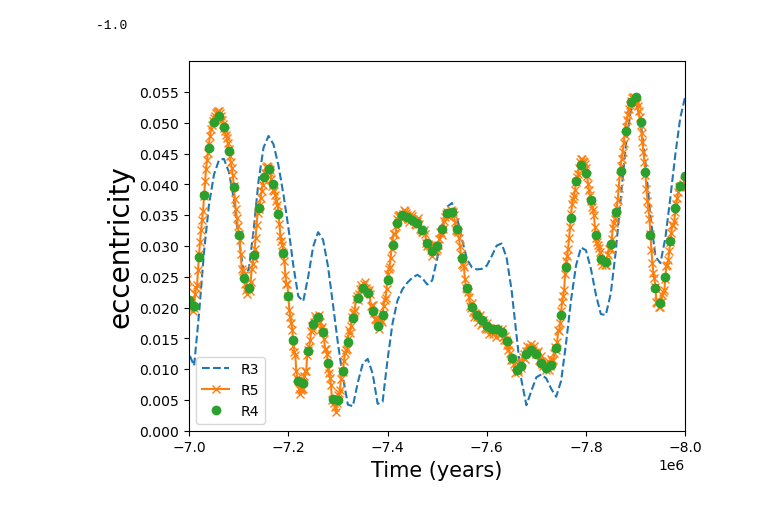
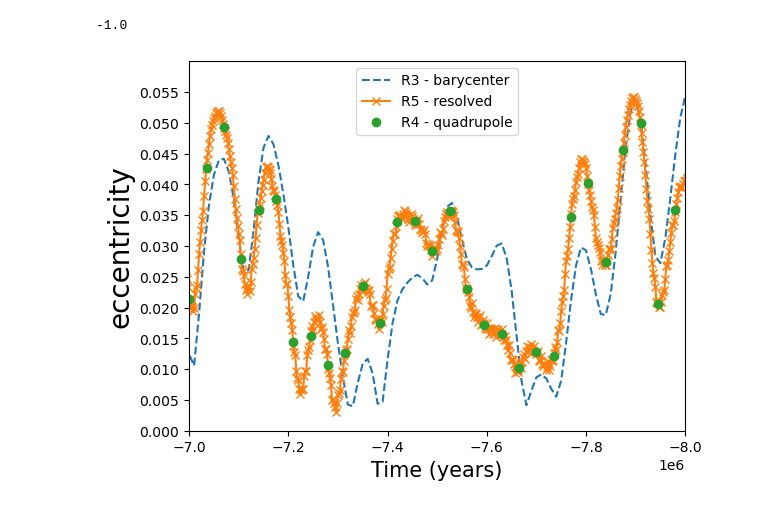
Before and after one commit to ahekster/reboundx, a Jupyter notebook: ipython_examples/Check_int.ipynb, the cells around one changed output. Saved outputs shown, nothing was run; the diff lists cells and outputs as text; code cells hidden in the pictures.

```diff
--- a/ipython_examples/Check_int.ipynb
+++ b/ipython_examples/Check_int.ipynb
@@ -80,7 +80,7 @@ for i, sim in enumerate(sa):
     E1[i] = E
     Eerr[i] = np.abs((E-E0)/E0)
 # %%
-sa = rebound.Simulationarchive("quad.bin")
+sa = rebound.Simulationarchive("test_030325.bin")
 
 es3 = np.zeros(len(sa))
 ps3 = np.zeros(len(sa))
@@ -102,19 +102,19 @@ for i, sim in enumerate(sa):
     earth_m = qps['earth'].m/1.012
     f = 0.8525
     mu_eff = f*(1*0.012*(earth_m)**2)/(1.012*earth_m)
-    A = -1 * 3 * sim.G * qps['sun'].m / (4 * qps['earth'].m)
     R = 0.0025696
 
     qps['earth'].params["Rcentral"] = R
     qps['earth'].params["mu_effcentral"] = mu_eff
 
     if i==0:
-        E0 = sim.energy()+ rebx.quad_force_potential()
+        E0 = sim.energy()+ rebx.quad_force_potential() + rebx.gr_potential_potential(gr)
 
+    sim.integrator_synchronize()
     es3[i] = sim.particles['earth'].e
     ps3[i]=sim.particles['earth'].pomega
     times3[i] = sim.t
-    E = sim.energy() + rebx.quad_force_potential()
+    E = sim.energy() + rebx.quad_force_potential() + rebx.gr_potential_potential(gr)
     E3[i] = E
     Eerr3[i] = np.abs((E-E0)/E0)
 # %%
@@ -183,26 +183,28 @@ for i, sim in enumerate(sa):
     ps2[i]=sim.particles['earth'].pomega
     times2[i] = sim.t
 # %%
-plt.plot(times, es, '--', label = 'R3')
-plt.plot(times2, es2, 'x-', label='R5')
-plt.plot(times4, es4, 'o', label='R4')
+plt.plot(times, es, '--', label = 'R3 - barycenter')
+plt.plot(times2, es2, 'x-', label='R5 - resolved')
+# plt.plot(times4, es4, 'o', label='R4 - quadrupole')
+plt.plot(times3, es3, 'o', label='R4 - quadrupole')
+
 # plt.plot(times, es, '.')
 plt.ylabel("eccentricity", fontsize=20)
 # plt.xlim(-23.8*1e6, -24.1*1e6)
 plt.xlim(-7*1e6, -8*1e6)
 plt.ylim(0,0.06)
 plt.xlabel("Time (years)", fontsize=15)
 plt.legend()
 plt.yticks(np.arange(0,0.06,0.005))
 # plt.xticks(-np.arange(7*1e6,8.1*1e6,1*1e5))
 plt.legend()
 plt.show()
 
 # plt.plot(times, ps, '.')
 # plt.ylabel("pomega", fontsize=24)
 # plt.xlim(-23.8*1e6, -24.1*1e6)
 # plt.show()
 # %% [output]
-[figure, old version]
+[figure, new version]
 # %%
 # plt.plot(times, es, '--', label = 'Barycenter')
```
Also changed, not shown: parts of 6 cells of this notebook, 13 other files.
